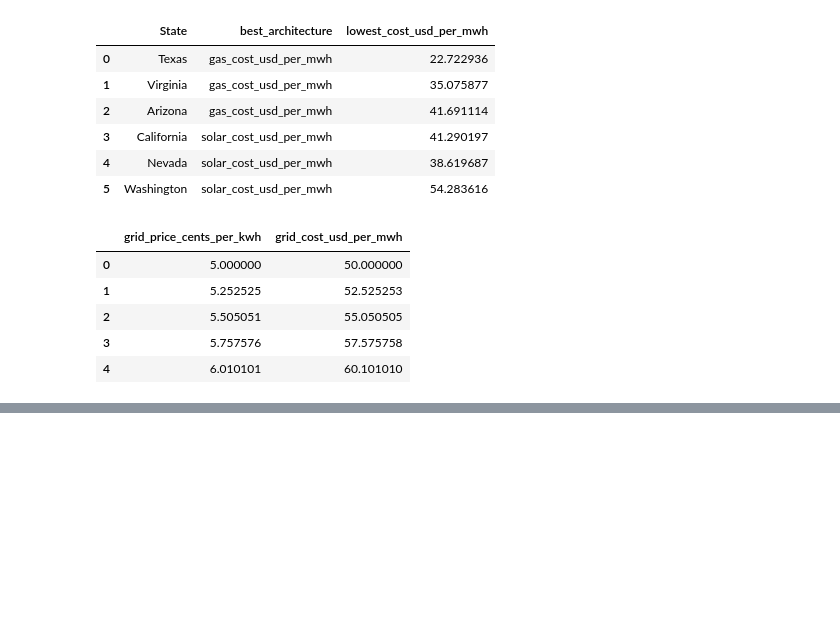
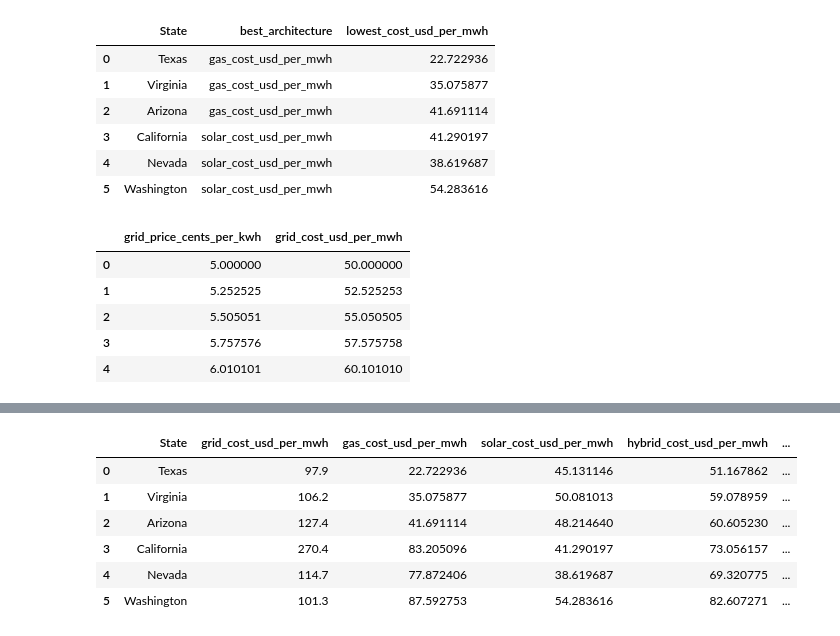
Before and after one commit to finnrcase/ai-infrastructure-economics, a Jupyter notebook: notebooks/05_behind_the_meter.ipynb, the cells around one changed output, grey strips where cells are left out. Drawn from its saved outputs; the diff is of its cells as text; code cells hidden in the pictures; blank space fills up the shorter version.

```diff
--- a/notebooks/05_behind_the_meter.ipynb
+++ b/notebooks/05_behind_the_meter.ipynb
@@ -382,0 +455,31 @@ break_even_df.head()
+# %%
+break_even_summary = btm_cost_comparison[
+    [
+        "State",
+        "grid_cost_usd_per_mwh",
+        "gas_cost_usd_per_mwh",
+        "solar_cost_usd_per_mwh",
+        "hybrid_cost_usd_per_mwh"
+    ]
+].copy()
+
+break_even_summary["grid_price_needed_to_match_gas_cents_per_kwh"] = (
+    break_even_summary["gas_cost_usd_per_mwh"] / 10
+)
+
+break_even_summary["grid_price_needed_to_match_solar_cents_per_kwh"] = (
+    break_even_summary["solar_cost_usd_per_mwh"] / 10
+)
+
+break_even_summary["grid_price_needed_to_match_hybrid_cents_per_kwh"] = (
+    break_even_summary["hybrid_cost_usd_per_mwh"] / 10
+)
+
+break_even_summary[
+    [
+        "State",
+        "grid_price_needed_to_match_gas_cents_per_kwh",
+        "grid_price_needed_to_match_solar_cents_per_kwh",
+        "grid_price_needed_to_match_hybrid_cents_per_kwh"
+    ]
+]
@@ -382,0 +494,10 @@ break_even_df.head()
+# %%
+break_even_summary
+# %% [output]
+|  | State | grid_cost_usd_per_mwh | gas_cost_usd_per_mwh | solar_cost_usd_per_mwh | hybrid_cost_usd_per_mwh | ... |
+| 0 | Texas | 97.9 | 22.722936 | 45.131146 | 51.167862 | ... |
+| 1 | Virginia | 106.2 | 35.075877 | 50.081013 | 59.078959 | ... |
+| 2 | Arizona | 127.4 | 41.691114 | 48.214640 | 60.605230 | ... |
+| 3 | California | 270.4 | 83.205096 | 41.290197 | 73.056157 | ... |
+| 4 | Nevada | 114.7 | 77.872406 | 38.619687 | 69.320775 | ... |
+| 5 | Washington | 101.3 | 87.592753 | 54.283616 | 82.607271 | ... |
```
Also changed, not shown: parts of 5 cells of this notebook.
